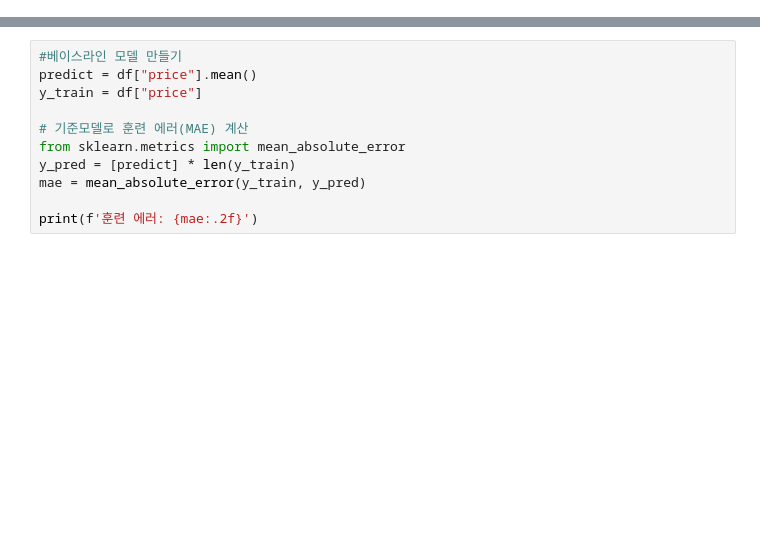
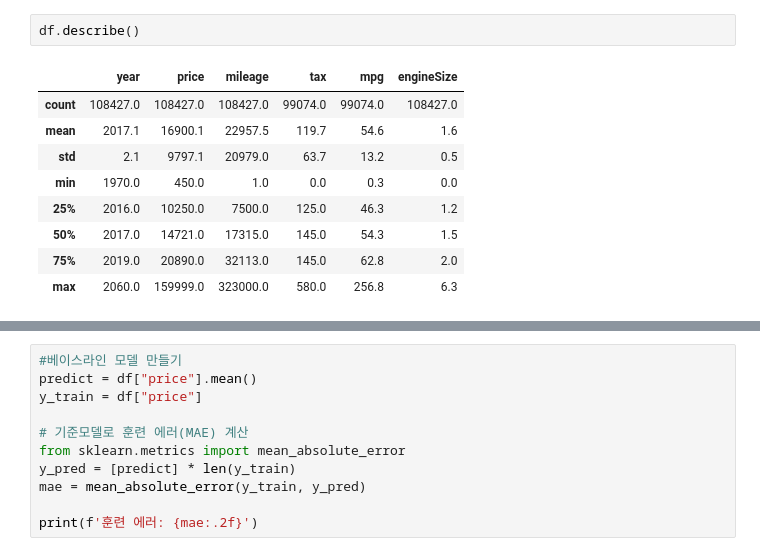
Before and after one commit to KYOH95/Project_2_Car_Analysis, a Jupyter notebook: Project2.ipynb, the cells around one changed output, grey strips where cells are left out. Drawn from its saved outputs; the diff is of its cells as text; blank space fills up the shorter version.

```diff
--- a/Project2.ipynb
+++ b/Project2.ipynb
@@ -62,0 +55,12 @@ df.sample(20)
+# %%
+df.describe()
+# %% [output]
+|  | year | price | mileage | tax | mpg | engineSize |
+| count | 108427.0 | 108427.0 | 108427.0 | 99074.0 | 99074.0 | 108427.0 |
+| mean | 2017.1 | 16900.1 | 22957.5 | 119.7 | 54.6 | 1.6 |
+| std | 2.1 | 9797.1 | 20979.0 | 63.7 | 13.2 | 0.5 |
+| min | 1970.0 | 450.0 | 1.0 | 0.0 | 0.3 | 0.0 |
+| 25% | 2016.0 | 10250.0 | 7500.0 | 125.0 | 46.3 | 1.2 |
+| 50% | 2017.0 | 14721.0 | 17315.0 | 145.0 | 54.3 | 1.5 |
+| 75% | 2019.0 | 20890.0 | 32113.0 | 145.0 | 62.8 | 2.0 |
+| max | 2060.0 | 159999.0 | 323000.0 | 580.0 | 256.8 | 6.3 |
```
Also changed, not shown: parts of 11 cells of this notebook.
